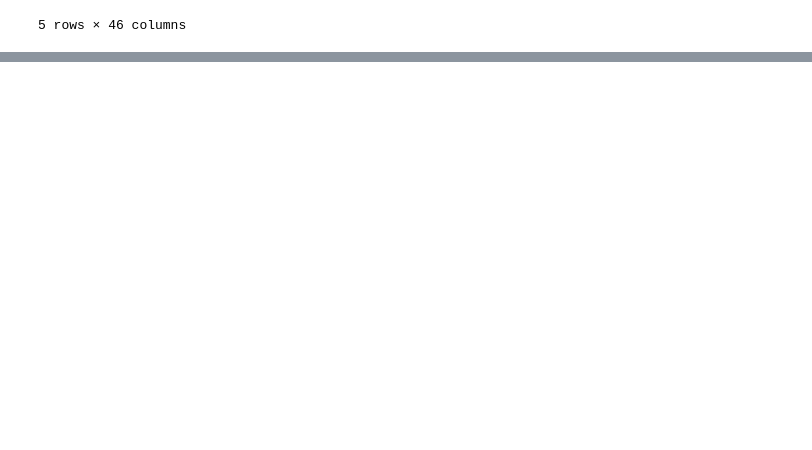
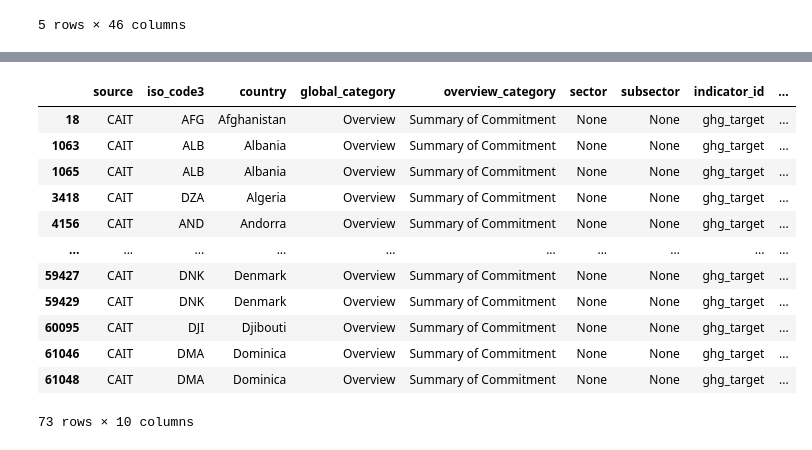
Before and after one commit to lookmydata/CO2-Emissions, a Jupyter notebook: src/ETL_Fercho.ipynb, the cells around one changed output, grey strips where cells are left out. Saved outputs shown, nothing was run; the diff lists cells and outputs as text; code cells hidden in the pictures; blank space fills up the shorter version.

```diff
--- a/src/ETL_Fercho.ipynb
+++ b/src/ETL_Fercho.ipynb
@@ -350,0 +486,7 @@ df5.head()
+# %%
+for page in range(2, 1234):
+    response = requests.get(url + f"?page={page}").json()
+    datos.extend(response['data'])
+# %%
+df = pd.DataFrame(datos)
+df = df.drop(columns='id')
@@ -350,0 +516,20 @@ df5.head()
+# %%
+df_summary = df.query("overview_category =='Summary of Commitment' & indicator_id =='ghg_target' & indicator_name == 'GHG target'")
+# %%
+df_summary = df_summary.drop_duplicates()
+# %%
+df_summary[df_summary['value'].str.contains('reduc')]
+# %% [output]
+|  | source | iso_code3 | country | global_category | overview_category | sector | subsector | indicator_id | ... |
+| 18 | CAIT | AFG | Afghanistan | Overview | Summary of Commitment | None | None | ghg_target | ... |
+| 1063 | CAIT | ALB | Albania | Overview | Summary of Commitment | None | None | ghg_target | ... |
+| 1065 | CAIT | ALB | Albania | Overview | Summary of Commitment | None | None | ghg_target | ... |
+| 3418 | CAIT | DZA | Algeria | Overview | Summary of Commitment | None | None | ghg_target | ... |
+| 4156 | CAIT | AND | Andorra | Overview | Summary of Commitment | None | None | ghg_target | ... |
+| ... | ... | ... | ... | ... | ... | ... | ... | ... | ... |
+| 59427 | CAIT | DNK | Denmark | Overview | Summary of Commitment | None | None | ghg_target | ... |
+| 59429 | CAIT | DNK | Denmark | Overview | Summary of Commitment | None | None | ghg_target | ... |
+| 60095 | CAIT | DJI | Djibouti | Overview | Summary of Commitment | None | None | ghg_target | ... |
+| 61046 | CAIT | DMA | Dominica | Overview | Summary of Commitment | None | None | ghg_target | ... |
+| 61048 | CAIT | DMA | Dominica | Overview | Summary of Commitment | None | None | ghg_target | ... |
+73 rows × 10 columns
```
Also changed, not shown: parts of 64 cells of this notebook.
